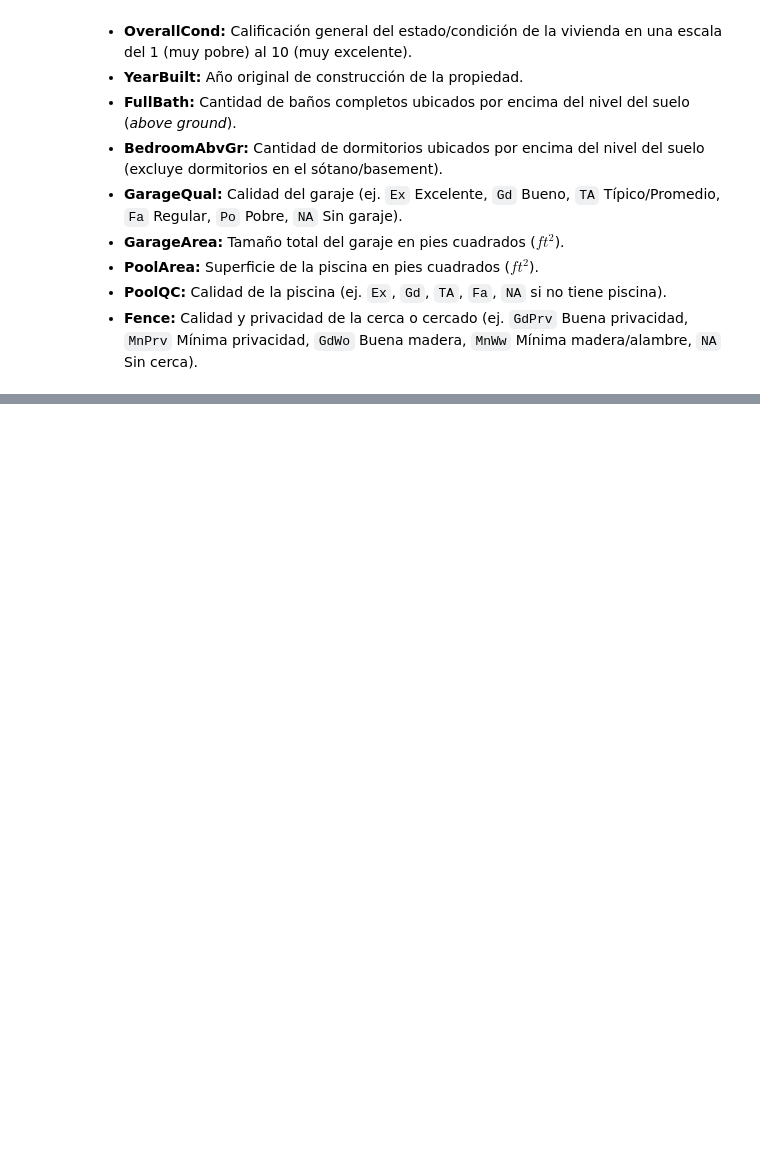
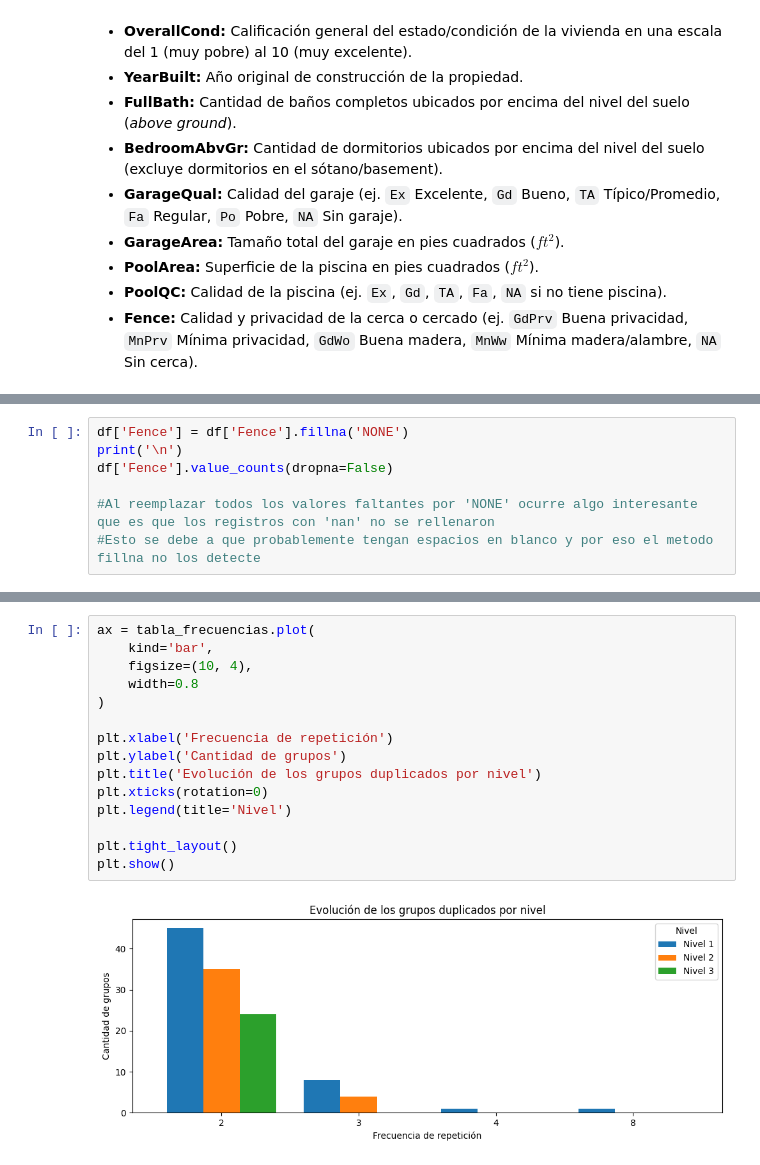
Before and after one commit to AlesioRios/Laboratorio-de-Datos-II, a Jupyter notebook: Lab_de_Datos_II_TP2.ipynb, the cells around one changed output, grey strips where cells are left out. Drawn from its saved outputs; the diff is of its cells as text; blank space fills up the shorter version.

```diff
--- a/Lab_de_Datos_II_TP2.ipynb
+++ b/Lab_de_Datos_II_TP2.ipynb
@@ -169,0 +256,7 @@ object
+# %%
+df['Fence'] = df['Fence'].fillna('NONE')
+print('\n')
+df['Fence'].value_counts(dropna=False)
+
+#Al reemplazar todos los valores faltantes por 'NONE' ocurre algo interesante que es que los registros con 'nan' no se rellenaron
+#Esto se debe a que probablemente tengan espacios en blanco y por eso el metodo fillna no los detecte
@@ -169,0 +519,17 @@ object
+# %%
+ax = tabla_frecuencias.plot(
+    kind='bar',
+    figsize=(10, 4),
+    width=0.8
+)
+
+plt.xlabel('Frecuencia de repetición')
+plt.ylabel('Cantidad de grupos')
+plt.title('Evolución de los grupos duplicados por nivel')
+plt.xticks(rotation=0)
+plt.legend(title='Nivel')
+
+plt.tight_layout()
+plt.show()
+# %% [output]
+[figure, added]
```
Also changed, not shown: parts of 35 cells of this notebook.
